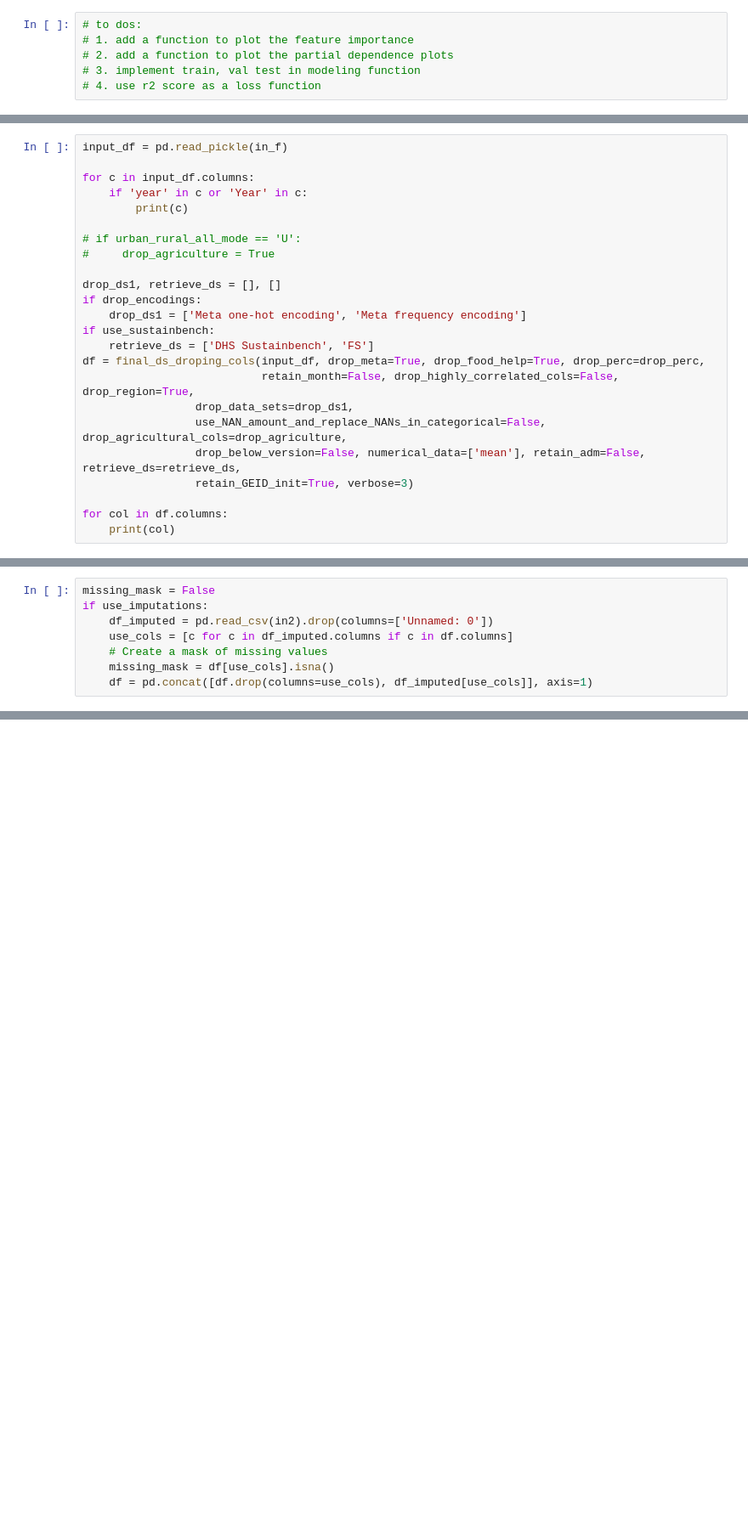
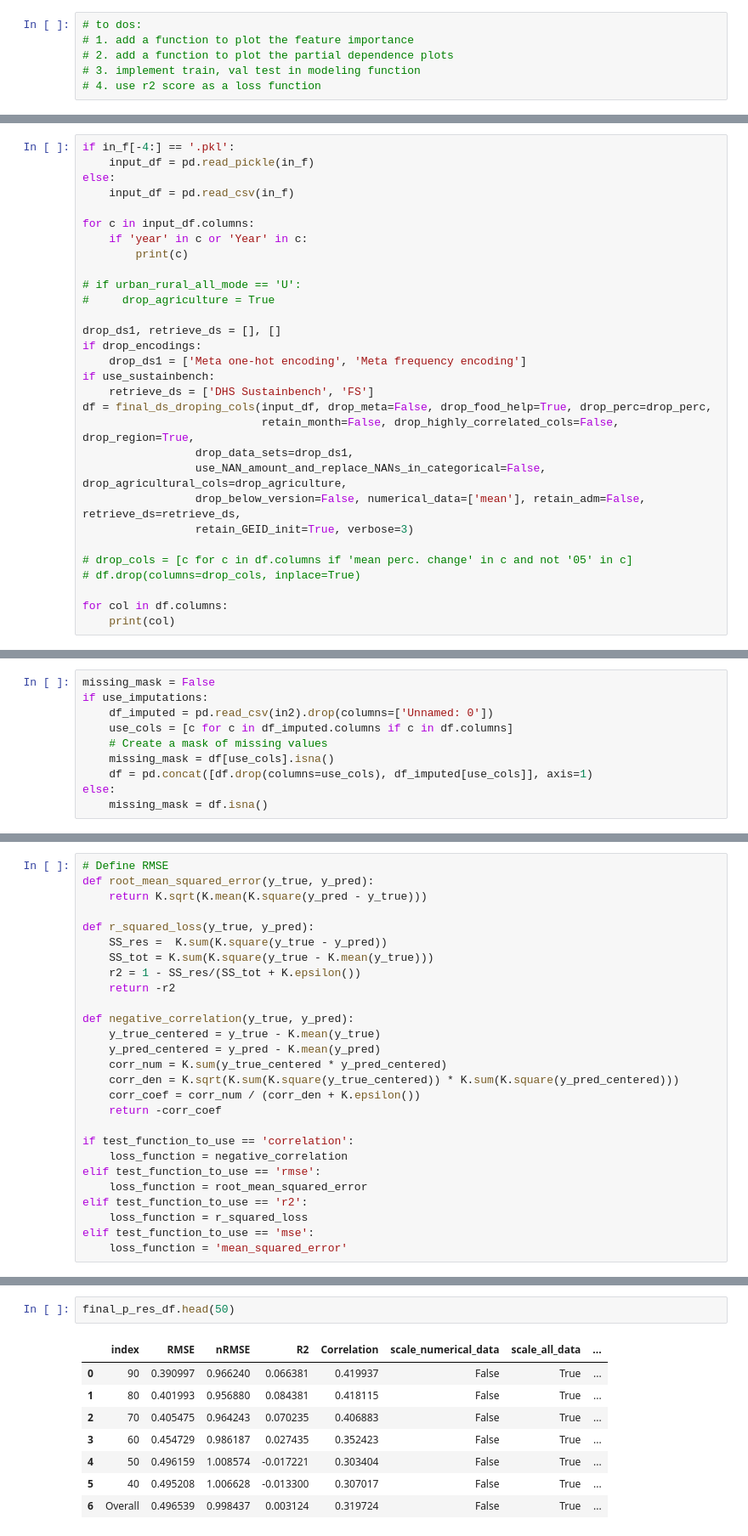
Before and after one commit to gheisenberg/FoodSecurity, a Jupyter notebook: DHS/DHS_cross_val.ipynb, the cells around one changed output, grey strips where cells are left out. Shown at 85% size. Cells and saved outputs as stored; diff of their text form; blank space fills up the shorter version.

```diff
--- a/DHS/DHS_cross_val.ipynb
+++ b/DHS/DHS_cross_val.ipynb
@@ -101,7 +114,10 @@ in2 = f"{input_dir}imputation_results_fold_by_survey_mask_categoricals_together_
 # result_picture_f =
 result_csv_f = f"{out_dir}results.csv"
 # %%
-input_df = pd.read_pickle(in_f)
+if in_f[-4:] == '.pkl':
+    input_df = pd.read_pickle(in_f)
+else:
+    input_df = pd.read_csv(in_f)
 
 for c in input_df.columns:
     if 'year' in c or 'Year' in c:
@@ -115,13 +131,16 @@ if drop_encodings:
     drop_ds1 = ['Meta one-hot encoding', 'Meta frequency encoding']
 if use_sustainbench:
     retrieve_ds = ['DHS Sustainbench', 'FS']
-df = final_ds_droping_cols(input_df, drop_meta=True, drop_food_help=True, drop_perc=drop_perc,
+df = final_ds_droping_cols(input_df, drop_meta=False, drop_food_help=True, drop_perc=drop_perc,
                            retain_month=False, drop_highly_correlated_cols=False, drop_region=True,
                  drop_data_sets=drop_ds1,
                  use_NAN_amount_and_replace_NANs_in_categorical=False, drop_agricultural_cols=drop_agriculture,
                  drop_below_version=False, numerical_data=['mean'], retain_adm=False, retrieve_ds=retrieve_ds,
                  retain_GEID_init=True, verbose=3)
 
+# drop_cols = [c for c in df.columns if 'mean perc. change' in c and not '05' in c]
+# df.drop(columns=drop_cols, inplace=True)
+
 for col in df.columns:
     print(col)
 # %% [output]
@@ -150,3 +169,5 @@ if use_imputations:
     # Create a mask of missing values
     missing_mask = df[use_cols].isna()
     df = pd.concat([df.drop(columns=use_cols), df_imputed[use_cols]], axis=1)
+else:
+    missing_mask = df.isna()
@@ -443,0 +174,27 @@ dict_keys(['loss', 'root_mean_squared_error', 'val_loss', 'val_root_mean_squared
+# %%
+# Define RMSE
+def root_mean_squared_error(y_true, y_pred):
+    return K.sqrt(K.mean(K.square(y_pred - y_true)))
+
+def r_squared_loss(y_true, y_pred):
+    SS_res =  K.sum(K.square(y_true - y_pred))
+    SS_tot = K.sum(K.square(y_true - K.mean(y_true)))
+    r2 = 1 - SS_res/(SS_tot + K.epsilon())
+    return -r2
+
+def negative_correlation(y_true, y_pred):
+    y_true_centered = y_true - K.mean(y_true)
+    y_pred_centered = y_pred - K.mean(y_pred)
+    corr_num = K.sum(y_true_centered * y_pred_centered)
+    corr_den = K.sqrt(K.sum(K.square(y_true_centered)) * K.sum(K.square(y_pred_centered)))
+    corr_coef = corr_num / (corr_den + K.epsilon())
+    return -corr_coef
+
+if test_function_to_use == 'correlation':
+    loss_function = negative_correlation
+elif test_function_to_use == 'rmse':
+    loss_function = root_mean_squared_error
+elif test_function_to_use == 'r2':
+    loss_function = r_squared_loss
+elif test_function_to_use == 'mse':
+    loss_function = 'mean_squared_error'
@@ -443,0 +518,11 @@ dict_keys(['loss', 'root_mean_squared_error', 'val_loss', 'val_root_mean_squared
+# %%
+final_p_res_df.head(50)
+# %% [output]
+|  | index | RMSE | nRMSE | R2 | Correlation | scale_numerical_data | scale_all_data | ... |
+| 0 | 90 | 0.390997 | 0.966240 | 0.066381 | 0.419937 | False | True | ... |
+| 1 | 80 | 0.401993 | 0.956880 | 0.084381 | 0.418115 | False | True | ... |
+| 2 | 70 | 0.405475 | 0.964243 | 0.070235 | 0.406883 | False | True | ... |
+| 3 | 60 | 0.454729 | 0.986187 | 0.027435 | 0.352423 | False | True | ... |
+| 4 | 50 | 0.496159 | 1.008574 | -0.017221 | 0.303404 | False | True | ... |
+| 5 | 40 | 0.495208 | 1.006628 | -0.013300 | 0.307017 | False | True | ... |
+| 6 | Overall | 0.496539 | 0.998437 | 0.003124 | 0.319724 | False | True | ... |
```
Also changed, not shown: parts of 9 cells of this notebook, 29 other files.
